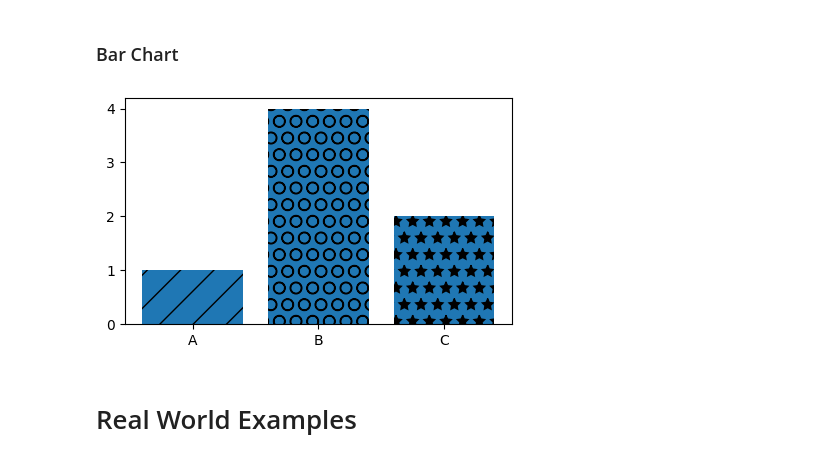
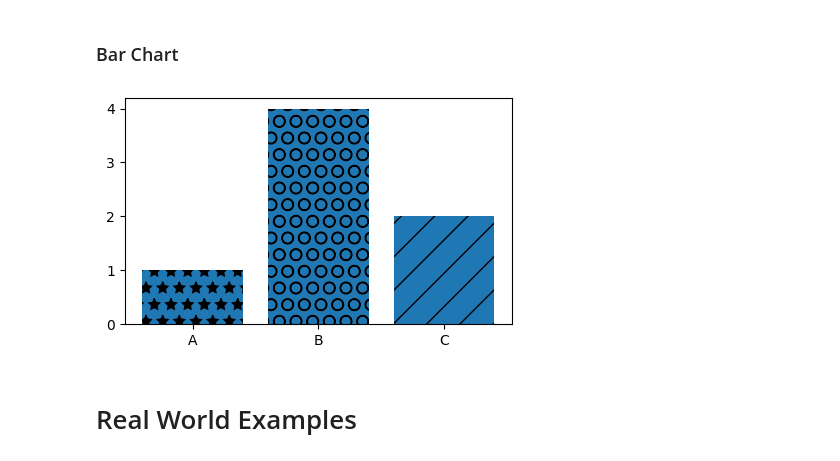
Before and after one commit to abbasmalekpour/AdalegIT, a Jupyter notebook: notebooks/04-Matplotlib/Matplotlib.ipynb, the cells around one changed output. Cells and saved outputs as stored; diff of their text form; code cells hidden in the pictures.

```diff
--- a/notebooks/04-Matplotlib/Matplotlib.ipynb
+++ b/notebooks/04-Matplotlib/Matplotlib.ipynb
@@ -59,20 +81,21 @@ plt.show()
 # %%
 labels = ['A', 'B', 'C']
 values = [1,4,2]
 
 plt.figure(figsize=(5,3), dpi=100)
 
 bars = plt.bar(labels, values)
 
 patterns = ['/', 'O', '*']
 for bar in bars:
-    bar.set_hatch(patterns.pop(0))
+    bar.set_hatch(patterns.pop())
+#     print(patterns.pop())
 
 # plt.savefig('barchart.png', dpi=300)
 
 plt.show()
 # %% [output]
-[figure, old version]
+[figure, new version]
 # %% [markdown]
 # Real World Examples
 # %% [markdown]
```
Also changed, not shown: parts of 14 cells of this notebook, 1 other file.
